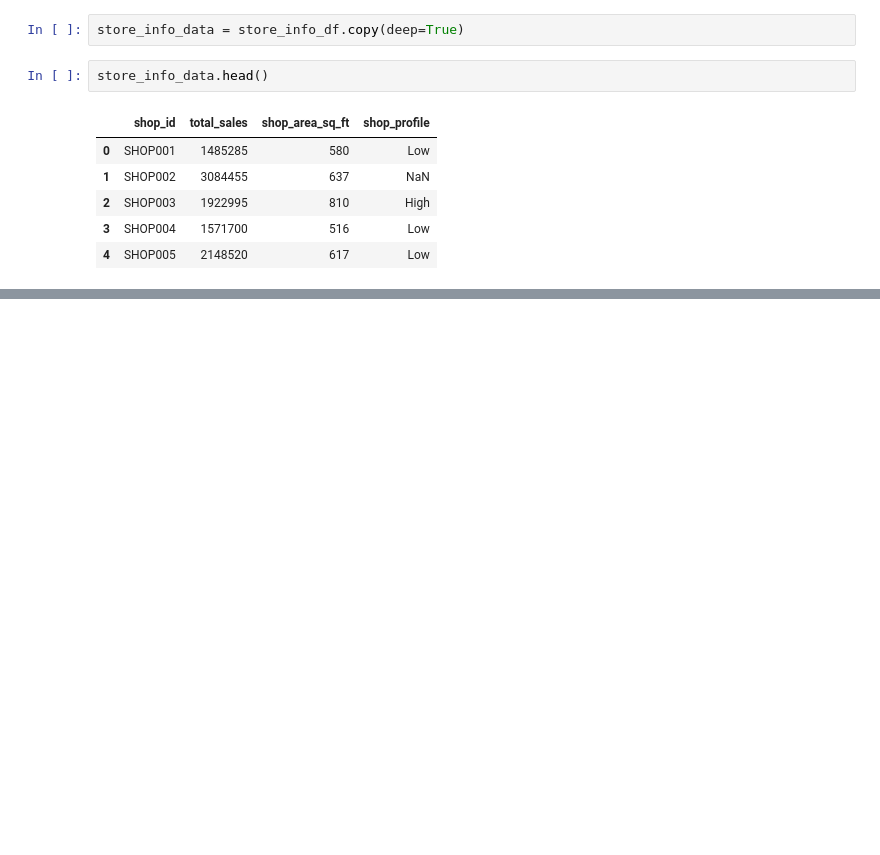
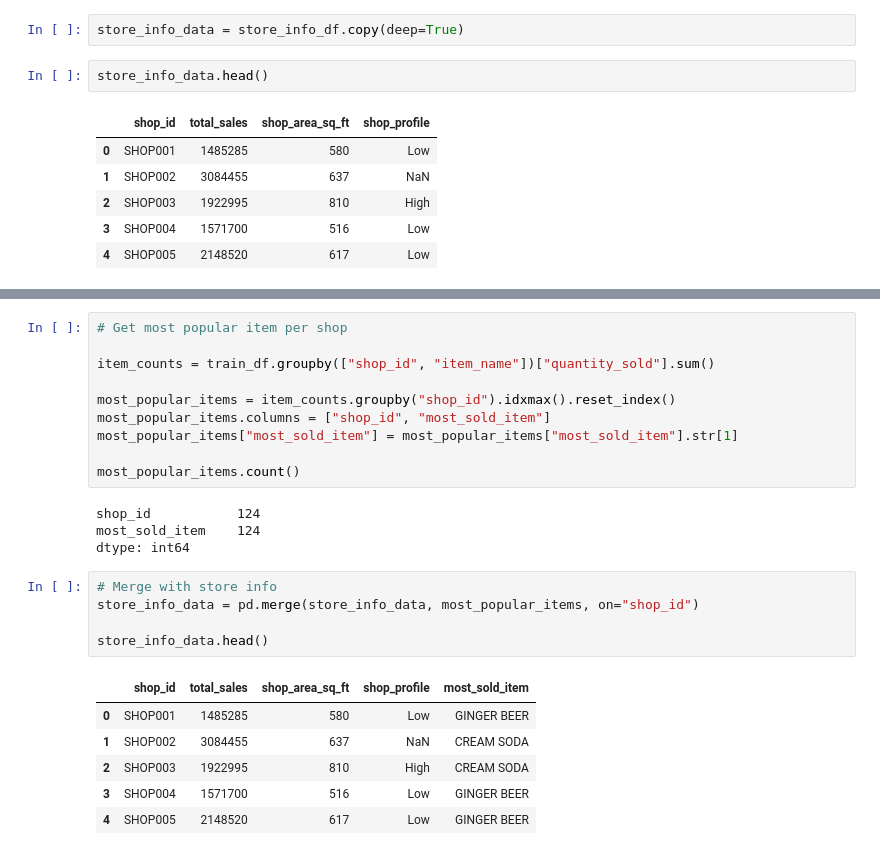
Before and after one commit to joelsathi/DataStorm-4.0-BrainLeftException, a Jupyter notebook: competition-notebook.ipynb, the cells around one changed output, grey strips where cells are left out. Cells and saved outputs as stored; diff of their text form; blank space fills up the shorter version.

```diff
--- a/competition-notebook.ipynb
+++ b/competition-notebook.ipynb
@@ -211,0 +259,26 @@ store_info_data.head()
+# %%
+# Get most popular item per shop
+
+item_counts = train_df.groupby(["shop_id", "item_name"])["quantity_sold"].sum()
+
+most_popular_items = item_counts.groupby("shop_id").idxmax().reset_index()
+most_popular_items.columns = ["shop_id", "most_sold_item"]
+most_popular_items["most_sold_item"] = most_popular_items["most_sold_item"].str[1]
+
+most_popular_items.count()
+# %% [output]
+shop_id           124
+most_sold_item    124
+dtype: int64
+# %%
+# Merge with store info
+store_info_data = pd.merge(store_info_data, most_popular_items, on="shop_id")
+
+store_info_data.head()
+# %% [output]
+|  | shop_id | total_sales | shop_area_sq_ft | shop_profile | most_sold_item |
+| 0 | SHOP001 | 1485285 | 580 | Low | GINGER BEER |
+| 1 | SHOP002 | 3084455 | 637 | NaN | CREAM SODA |
+| 2 | SHOP003 | 1922995 | 810 | High | CREAM SODA |
+| 3 | SHOP004 | 1571700 | 516 | Low | GINGER BEER |
+| 4 | SHOP005 | 2148520 | 617 | Low | GINGER BEER |
```
Also changed, not shown: parts of 8 cells of this notebook.
